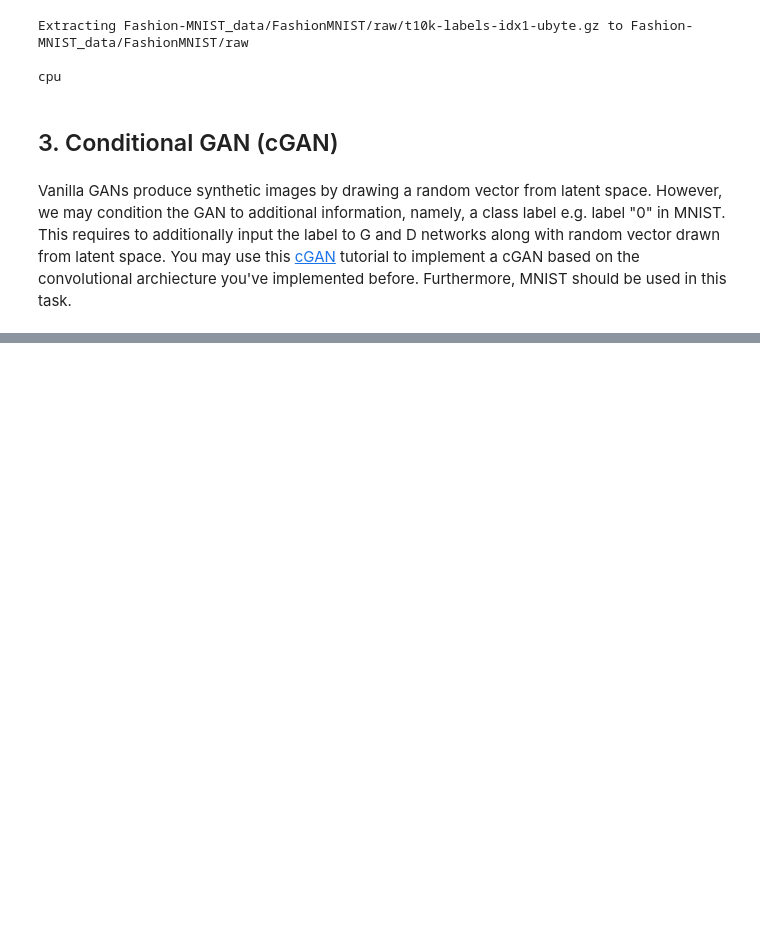
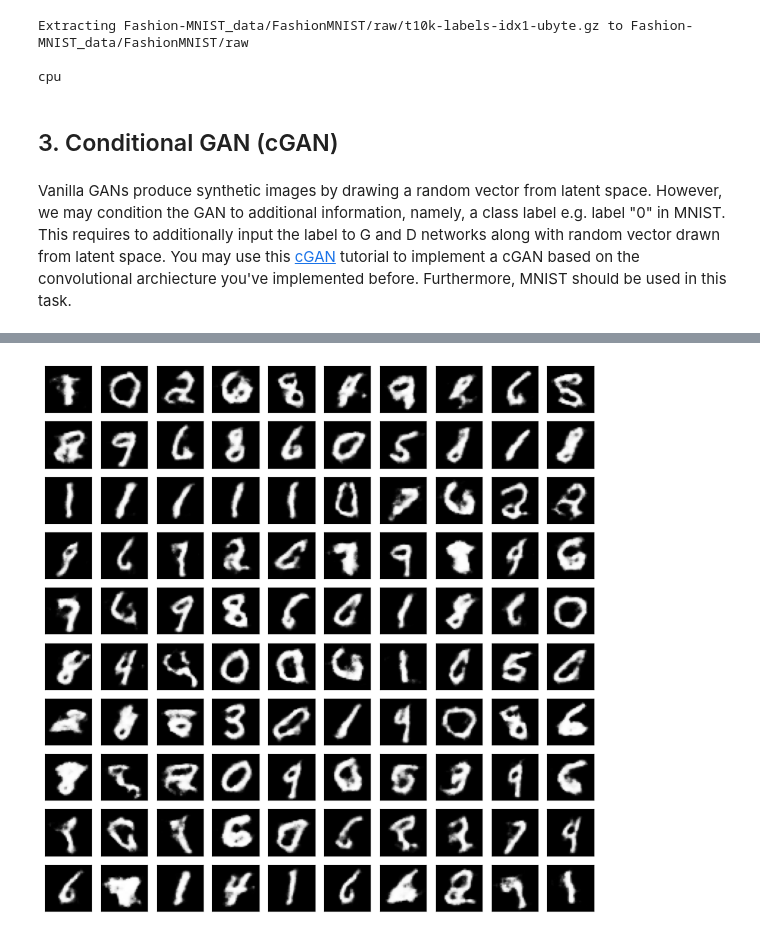
Before and after one commit to zubejda/Advanced_DL, a Jupyter notebook: minimal_GAN.ipynb, the cells around one changed output, grey strips where cells are left out. Saved outputs shown, nothing was run; the diff lists cells and outputs as text; code cells hidden in the pictures; blank space fills up the shorter version.

```diff
--- a/minimal_GAN.ipynb
+++ b/minimal_GAN.ipynb
@@ -695,7 +695,7 @@ from google.colab import files
 params = dict(
     img_shape = [32, 32],
     latent_dim = 50,
-    num_epochs = 20,
+    num_epochs = 50,
     batch_size = 64,
     learning_rate = 0.0002,
     momentum=1e-4,
@@ -884,8 +860,8 @@ D = Conditional_Discriminator(params['latent_dim']).to(device)
 
 criterion = nn.BCEWithLogitsLoss()
 
-opt_g = optim.Adam(G.parameters(), lr=0.0001, betas=(0.9, 0.999))
-opt_d = optim.Adam(D.parameters(), lr=0.0001, betas=(0.9, 0.999))
+opt_g = optim.Adam(G.parameters(), lr=0.0002, betas=(0.5, 0.999))
+opt_d = optim.Adam(D.parameters(), lr=0.00007, betas=(0.5, 0.999))
 # %%
 #training loop
 
@@ -961,0 +945,44 @@ KeyboardInterrupt:
+# %%
+# saving of the model weigths and loss values, plus example images
+
+models_path = '/content/final'
+if not os.path.exists(models_path):
+    os.makedirs(models_path)
+
+G_losses = {"generator_loss": G_loss.item()}
+D_losses = {"discriminator_loss_real": D_loss_real.item(),
+            "discriminator_loss_gen": D_loss_gen.item(),
+            "discriminator_loss_total": D_loss.item()}
+
+torch.save({
+    'model_state_dict': G.state_dict(),
+    'optimizer_state_dict': opt_g.state_dict(),
+    'losses': G_losses,
+    'metadata': params
+}, os.path.join(models_path, 'G.pth'))
+torch.save({
+    'model_state_dict': D.state_dict(),
+    'optimizer_state_dict': opt_d.state_dict(),
+    'losses': D_losses,
+    'metadata': params
+}, os.path.join(models_path, 'D.pth'))
+
+noise = torch.randn(100, params['latent_dim'], device=device)
+random_labels = torch.randint(0, 10, (100, 1), device=device)
+samples = G(noise, random_labels)
+
+fig = plt.figure(figsize=(10, 10))
+gs = gridspec.GridSpec(10, 10)
+for j, sample in enumerate(samples):
+    sample = sample.detach().cpu().numpy()
+    ax = plt.subplot(gs[j])
+    ax.set_xticks([])
+    ax.set_yticks([])
+    plt.imshow(sample.reshape(params['img_shape']), cmap='Greys_r')
+
+plt.savefig(models_path + '/{}.png'.format(str(epoch).zfill(4)), bbox_inches='tight')
+
+folder_to_zip = 'final'
+os.system(f'zip -r {folder_to_zip}.zip {folder_to_zip}')
+files.download(f'{folder_to_zip}.zip') # zip and download the folder with the final weights and generetade picture
+# %% [output]
@@ -961,0 +991 @@ KeyboardInterrupt:
+[figure, added]
```
Also changed, not shown: parts of 7 cells of this notebook.
